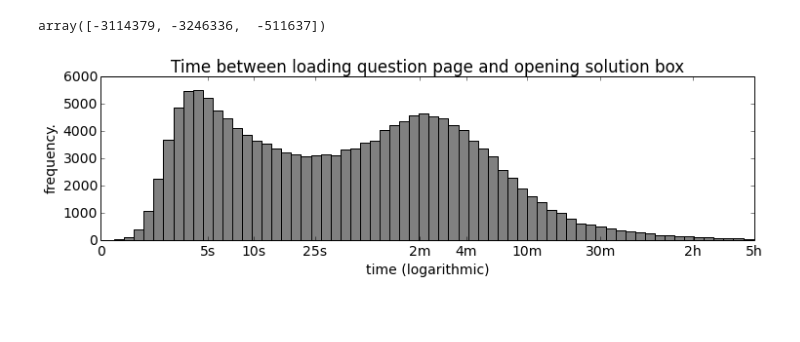
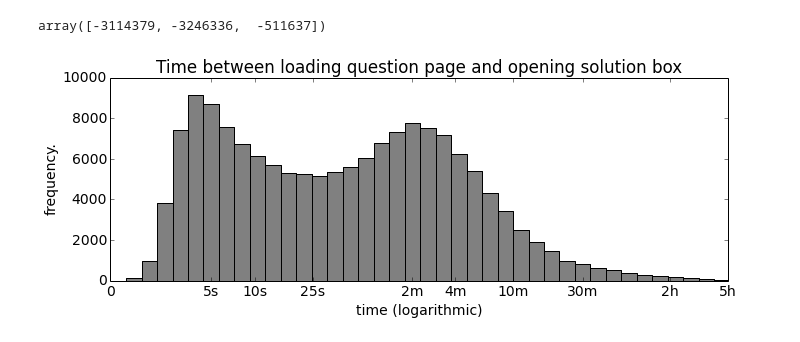
Before and after one commit to MathEducationResources/google-analytics, a Jupyter notebook: mer_py_google_analytics.ipynb, the cells around one changed output. Drawn from its saved outputs; the diff is of its cells as text; code cells hidden in the pictures; blank space fills up the shorter version.

Commit message:
Modified 2 figures for publication to include/not cut off xlabels.

```diff
--- a/mer_py_google_analytics.ipynb
+++ b/mer_py_google_analytics.ipynb
@@ -180,17 +180,18 @@ del_t[del_t<=0]
 # %% [output]
 array([-3114379, -3246336,  -511637])
 # %%
-plt.figure(figsize(12,3))
+plt.figure(figsize(10,4))
 
 plot_data = del_t[del_t>0]/1000.0
-num_bins = 100;
+num_bins = 60;
 plt.hist(np.log10(plot_data), num_bins, facecolor='grey')
 plt.xticks(np.log10([1,5,10,25,2*60,4*60,10*60,30*60, 2*60*60, 5*60*60]),['0','5s','10s', '25s', '2m', '4m', '10m', '30m', '2h', '5h'])
 plt.xlim(0,np.log10([5*60*60]))
 plt.title('Time between loading question page and opening solution box')
 plt.ylabel('frequency.')
 plt.xlabel('time (logarithmic)')
+plt.tight_layout()
 plt.savefig('2013_Term2_delta_t.png')
 plt.show()
 # %% [output]
-[figure, old version]
+[figure, new version]
```
Also changed, not shown: parts of 1 cell of this notebook, 1 other file.
